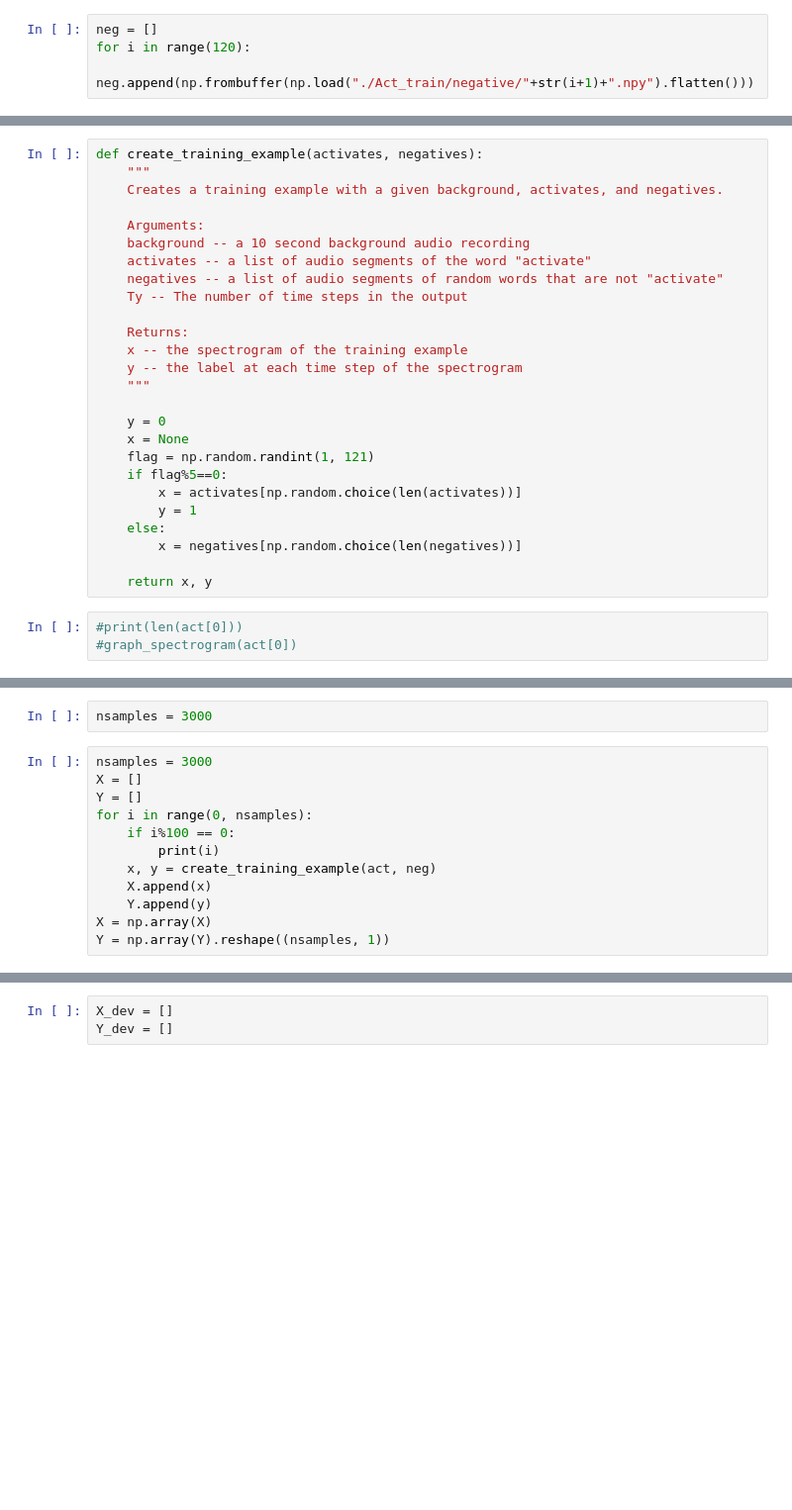
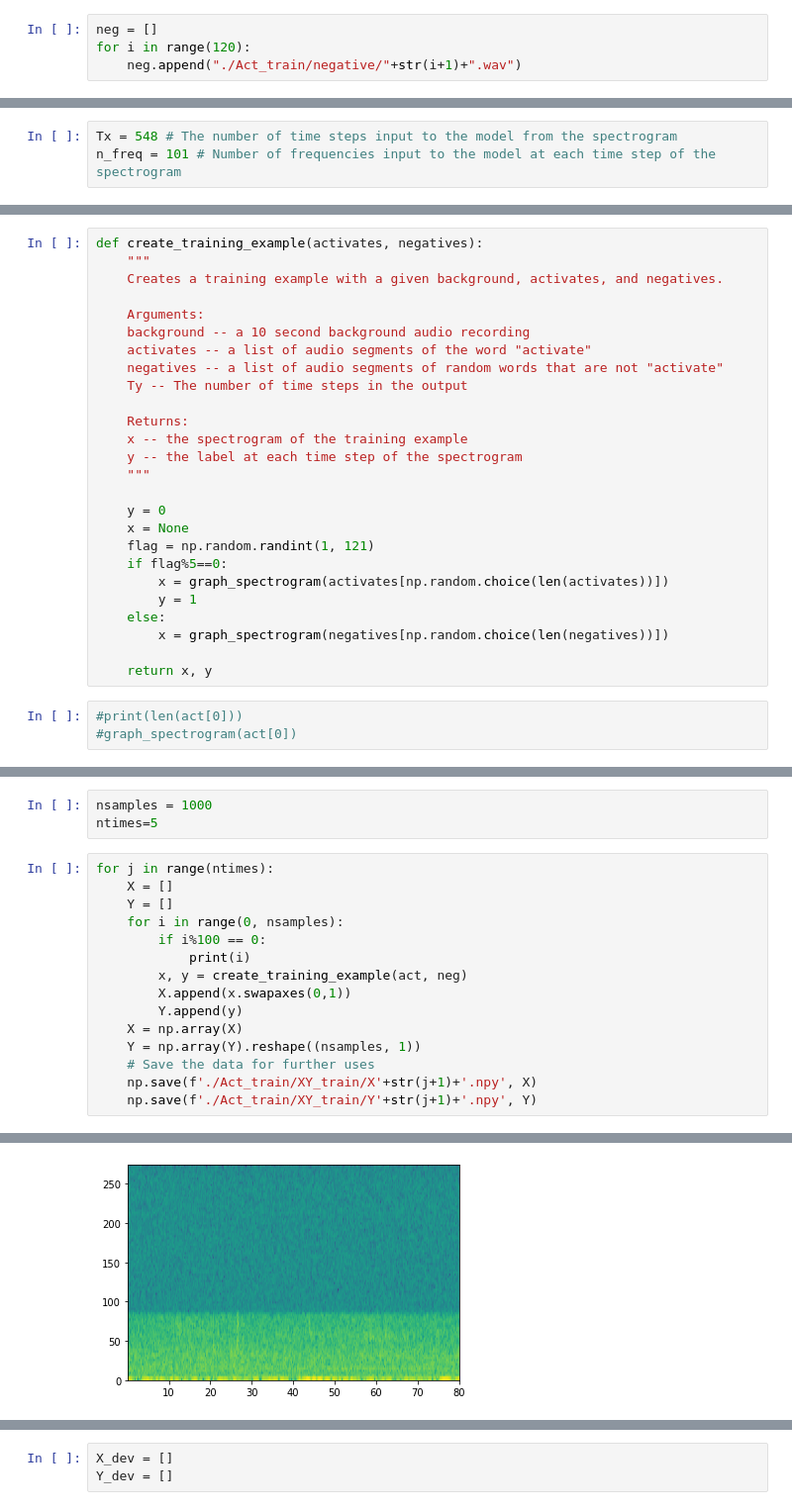
Before and after one commit to monci07/Voice-NN, a Jupyter notebook: Own_network_dif_records.ipynb, the cells around one changed output, grey strips where cells are left out. Shown at 99% size. Cells and saved outputs as stored; diff of their text form; blank space fills up the shorter version.

```diff
--- a/Own_network_dif_records.ipynb
+++ b/Own_network_dif_records.ipynb
@@ -40,7 +42,7 @@ for i in range(15):
 # %%
 neg = []
 for i in range(120):
-    neg.append(np.frombuffer(np.load("./Act_train/negative/"+str(i+1)+".npy").flatten()))
+    neg.append("./Act_train/negative/"+str(i+1)+".wav")
 # %%
 act, neg = np.array(act), np.array(neg)
 print(act.shape)
@@ -57,0 +53,3 @@ n_freq = 16
+# %%
+Tx = 548 # The number of time steps input to the model from the spectrogram
+n_freq = 101 # Number of frequencies input to the model at each time step of the spectrogram
@@ -75,10 +89,10 @@ def create_training_example(activates, negatives):
     x = None
     flag = np.random.randint(1, 121)
     if flag%5==0:
-        x = activates[np.random.choice(len(activates))]
+        x = graph_spectrogram(activates[np.random.choice(len(activates))])
         y = 1
     else:
-        x = negatives[np.random.choice(len(negatives))]
+        x = graph_spectrogram(negatives[np.random.choice(len(negatives))])
 
     return x, y
 # %%
@@ -94,14 +111,19 @@ print(x)
 # %%
-nsamples = 3000
+nsamples = 1000
+ntimes=5
 # %%
-nsamples = 3000
-X = []
-Y = []
-for i in range(0, nsamples):
-    if i%100 == 0:
-        print(i)
-    x, y = create_training_example(act, neg)
-    X.append(x)
-    Y.append(y)
-X = np.array(X)
-Y = np.array(Y).reshape((nsamples, 1))
+for j in range(ntimes):
+    X = []
+    Y = []
+    for i in range(0, nsamples):
+        if i%100 == 0:
+            print(i)
+        x, y = create_training_example(act, neg)
+        X.append(x.swapaxes(0,1))
+        Y.append(y)
+    X = np.array(X)
+    Y = np.array(Y).reshape((nsamples, 1))
+    # Save the data for further uses
+    np.save(f'./Act_train/XY_train/X'+str(j+1)+'.npy', X)
+    np.save(f'./Act_train/XY_train/Y'+str(j+1)+'.npy', Y)
+# %% [output]
@@ -108,3 +147,4 @@ Y = np.array(Y).reshape((nsamples, 1))
+[figure, added]
 # %%
 print(X.shape)
 print(Y.shape)
```
Also changed, not shown: parts of 24 cells of this notebook.
